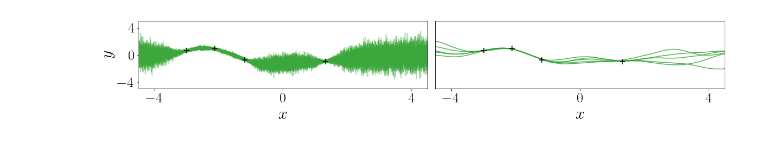
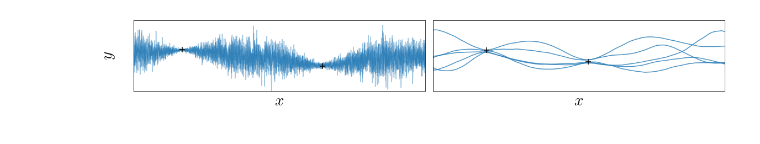
Before and after one commit to requeima/kernelcnp, a Jupyter notebook: iclr-paper/intro-plots/intro-plots.ipynb, the cells around one changed output. Cells and saved outputs as stored; diff of their text form; code cells hidden in the pictures.

```diff
--- a/iclr-paper/intro-plots/intro-plots.ipynb
+++ b/iclr-paper/intro-plots/intro-plots.ipynb
@@ -43,39 +43,57 @@ gen = GPGenerator(iterations_per_epoch=1,
 
 seed = 1
 # %%
-mean_field_cov = MeanFieldCov(num_basis_dim=1)
-add_no_noise = AddNoNoise()
+# mean_field_cov = MeanFieldCov(num_basis_dim=1)
+# add_no_noise = AddNoNoise()
 
-mean_field_conv_gnp_path = './models/meanfield-convGNP'
+np.random.seed(0)
+torch.manual_seed(0)
+
+# mean_field_conv_gnp_path = './models/innerprod-convGNP'
+
+# model = StandardConvGNP(input_dim=1,
+#                         covariance=mean_field_cov,
+#                         add_noise=add_no_noise,
+#                         num_noise_channels=0)
+# model.load_state_dict(torch.load(mean_field_conv_gnp_path, map_location=torch.device('cpu'))['state_dict'])
+
+inner_prod_cov = InnerProdCov(num_basis_dim=num_basis_dim)
+add_homo_noise = AddHomoNoise()
+
+innerprod_conv_gnp_path = './models/innerprod-convGNP'
 
 model = StandardConvGNP(input_dim=1,
-                        covariance=mean_field_cov,
-                        add_noise=add_no_noise)
-model.load_state_dict(torch.load(mean_field_conv_gnp_path, map_location=torch.device('cpu'))['state_dict'])
+                        covariance=inner_prod_cov,
+                        add_noise=add_homo_noise,
+                        num_noise_channels=0)
+
+model.load_state_dict(torch.load(innerprod_conv_gnp_path, map_location=torch.device('cpu'))['state_dict'])
 
 np.random.seed(seed)
 torch.manual_seed(seed)
 
 data = list(gen)[0]
 
-x_context = data['x_context']
+x_context = data['x_context'][:, :2, :]
 x_target = data['x_target']
-y_context = data['y_context']
+y_context = data['y_context'][:, :2, :]
 y_target = data['y_target']
 
-x_plot = torch.linspace(xmin, xmax, 10000)[None, :, None]
+x_plot = torch.linspace(xmin, xmax, 1000)[None, :, None]
 x_plot_rep = x_plot[:, :, 0].repeat(num_samples, 1)
 x_plot = x_plot.repeat(x_context.shape[0], 1, 1)
 
 model_output = model(x_context, y_context, x_plot)
-mean, cov, cov_plus_noise = [v.detach().numpy() for v in model_output]
+mean, cov, cov_plus_noise = model_output
+cov = torch.diag_embed(torch.diagonal(cov, dim1=1, dim2=2))
+mean, cov, cov_plus_noise = [v.detach().numpy() for v in (mean, cov, cov_plus_noise)]
 
 chol = np.linalg.cholesky(cov[0] + 1e-5 * np.eye(cov[0].shape[0]))
 
 samples = np.random.normal(size=(chol.shape[0], num_samples))
 samples = mean[:, :, 0] + (chol @ samples).T
 
-plt.figure(figsize=(16, 2.85))
+plt.figure(figsize=(16, 2.5))
 plt.subplot(1, 2, 1)
 plt.scatter(x_context[0, :, 0],
             y_context[0, :, 0],
@@ -92,26 +110,20 @@ plt.scatter(x_context[0, :, 0],
 
 plt.plot(x_plot_rep.T,
          samples.T,
-         color='tab:green',
+         color='tab:blue',
          alpha=0.4,
          zorder=1)
 
 # plt.title('ConvCNP', fontsize=25)
 plt.xlim([xmin, xmax])
-plt.ylim([ymin, ymax])
-plt.xticks(np.linspace(-4, 4, 3), fontsize=26)
-plt.yticks(np.linspace(-4, 4, 3), fontsize=26)
-plt.yticks(np.linspace(-4, 4, 3), fontsize=26)
+plt.ylim([-3.5, 3.5])
+plt.xticks([])
+plt.yticks([])
 plt.xlabel('$x$', fontsize=30)
-plt.ylabel('$y$', fontsize=30)
+plt.ylabel('$y$\n', fontsize=30)
 # plt.tight_layout()
 # plt.savefig('./plots/meanfield-convGNP.pdf')
 # plt.show()
-
-
-
-
-
 
 
 
@@ -122,18 +134,19 @@ innerprod_conv_gnp_path = './models/innerprod-convGNP'
 
 model = StandardConvGNP(input_dim=1,
                         covariance=inner_prod_cov,
-                        add_noise=add_homo_noise)
+                        add_noise=add_homo_noise,
+                        num_noise_channels=0)
 
 model.load_state_dict(torch.load(innerprod_conv_gnp_path, map_location=torch.device('cpu'))['state_dict'])
 
-np.random.seed(seed)
-torch.manual_seed(seed)
+np.random.seed(2)
+torch.manual_seed(2)
 
 data = list(gen)[0]
 
-x_context = data['x_context']
+x_context = data['x_context'][:, :2, :]
 x_target = data['x_target']
-y_context = data['y_context']
+y_context = data['y_context'][:, :2, :]
 y_target = data['y_target']
 
 x_plot = torch.linspace(xmin, xmax, plot_grid_res)[None, :, None]
@@ -148,36 +161,36 @@ chol = np.linalg.cholesky(cov[0] + 1e-5 * np.eye(cov[0].shape[0]))
 samples = np.random.normal(size=(chol.shape[0], num_samples))
 samples = mean[:, :, 0] + (chol @ samples).T
 
 # plt.figure(figsize=(7.2, 2.85))
 plt.subplot(1, 2, 2)
 plt.scatter(x_context[0, :, 0],
             y_context[0, :, 0],
             marker='+',
             color='black',
             s=100,
             label='Context',
             zorder=2)
 
 # plt.plot(x_plot[0, :, 0],
 #          mean[0, :, 0],
 #          color='blue',
 #          alpha=0.3)
 
 plt.plot(x_plot_rep.T,
          samples.T,
-         color='tab:green',
+         color='tab:blue',
          alpha=0.8,
          zorder=1)
 
 # plt.title('ConvGNP', fontsize=25)
 plt.xlim([xmin, xmax])
-plt.ylim([ymin, ymax])
-plt.xticks(np.linspace(-4, 4, 3), fontsize=26)
-plt.yticks([], fontsize=26)
+plt.ylim([-3.5, 3.5])
+plt.xticks([])
+plt.yticks([])
 plt.xlabel('$x$', fontsize=30)
 # plt.ylabel('$y$', fontsize=30)
 plt.tight_layout()
-plt.savefig('./plots/intro-plots.pdf')
+plt.savefig('./plots/intro-plots-new.pdf')
 plt.show()
 # %% [output]
-[figure, old version]
+[figure, new version]
```
Also changed, not shown: 19 other files.
